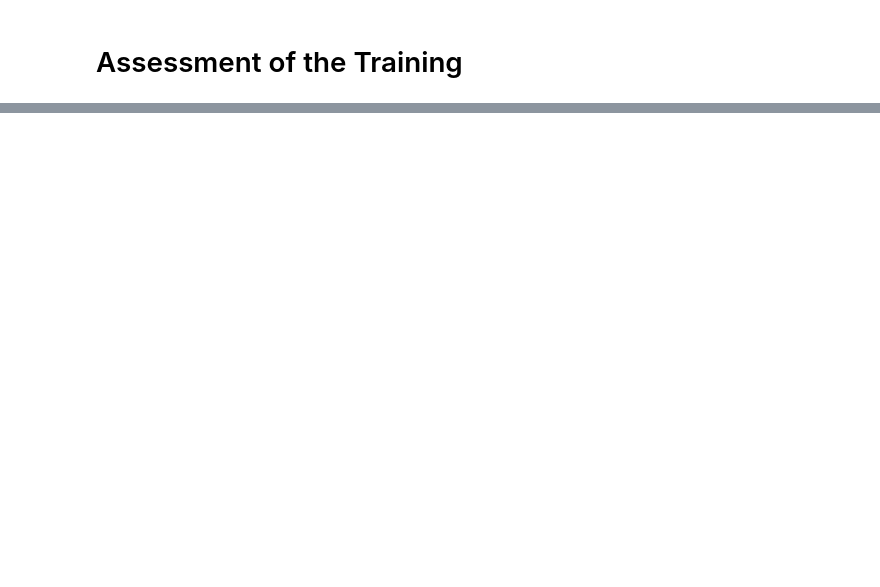
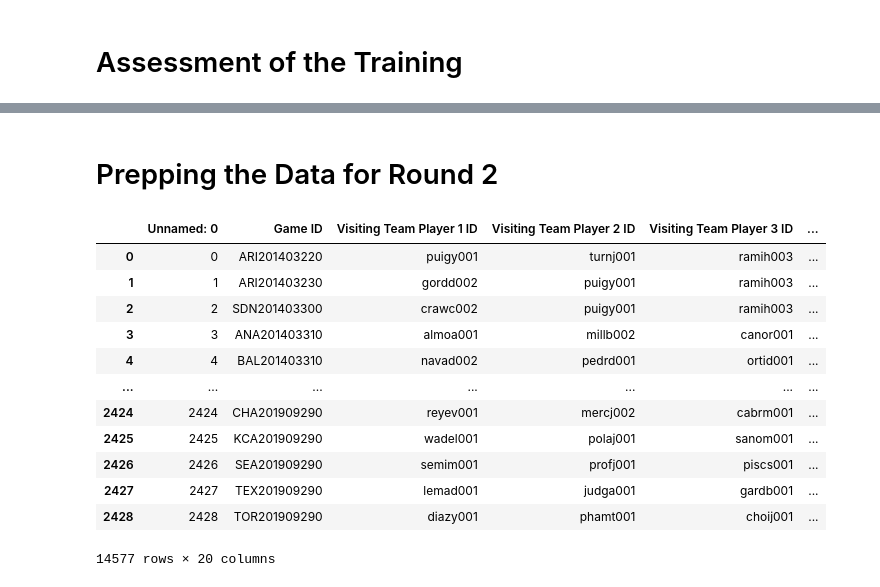
Before and after one commit to samkasbawala/sdp_team_32, a Jupyter notebook: deep_learning.ipynb, the cells around one changed output, grey strips where cells are left out. Drawn from its saved outputs; the diff is of its cells as text; code cells hidden in the pictures; blank space fills up the shorter version.

Commit message:
add function to get starting lineups in one df

```diff
--- a/deep_learning.ipynb
+++ b/deep_learning.ipynb
@@ -275,0 +277,29 @@ As we can see, the neural network did not do much better than the SVM model or t
+# %% [markdown]
+# Prepping the Data for Round 2
+# %%
+STARTING_LINEUPS_DIR = './datasets/starting_lineups/'
+
+def get_starting_lineups(directory=STARTING_LINEUPS_DIR):
+    """Function that returns a dataframe object of all of starting lineups"""
+
+    dataframes = []
+    for file in os.listdir(directory):
+        dataframes.append(pd.read_csv(os.path.join(directory, file)))
+
+    return pd.concat(dataframes)
+# %%
+get_starting_lineups()
+# %% [output]
+|  | Unnamed: 0 | Game ID | Visiting Team Player 1 ID | Visiting Team Player 2 ID | Visiting Team Player 3 ID | ... |
+| 0 | 0 | ARI201403220 | puigy001 | turnj001 | ramih003 | ... |
+| 1 | 1 | ARI201403230 | gordd002 | puigy001 | ramih003 | ... |
+| 2 | 2 | SDN201403300 | crawc002 | puigy001 | ramih003 | ... |
+| 3 | 3 | ANA201403310 | almoa001 | millb002 | canor001 | ... |
+| 4 | 4 | BAL201403310 | navad002 | pedrd001 | ortid001 | ... |
+| ... | ... | ... | ... | ... | ... | ... |
+| 2424 | 2424 | CHA201909290 | reyev001 | mercj002 | cabrm001 | ... |
+| 2425 | 2425 | KCA201909290 | wadel001 | polaj001 | sanom001 | ... |
+| 2426 | 2426 | SEA201909290 | semim001 | profj001 | piscs001 | ... |
+| 2427 | 2427 | TEX201909290 | lemad001 | judga001 | gardb001 | ... |
+| 2428 | 2428 | TOR201909290 | diazy001 | phamt001 | choij001 | ... |
+14577 rows × 20 columns
```
Also changed, not shown: parts of 10 cells of this notebook.
